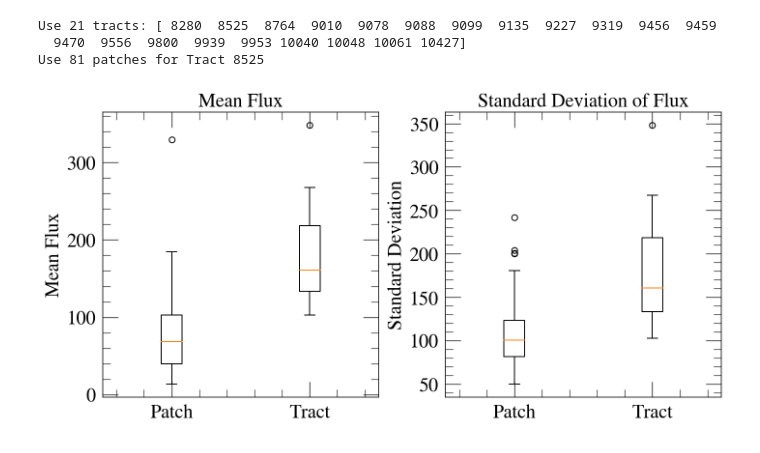
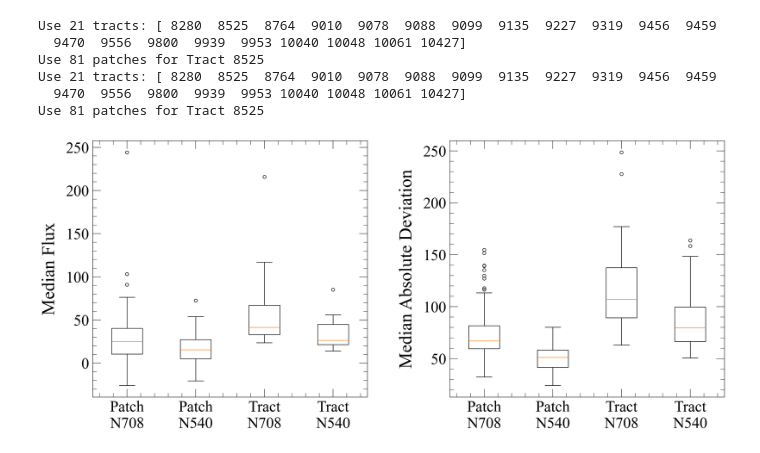
Before and after one commit to MerianSurvey/caterpillar, a Jupyter notebook: survey_paper_figures/plot_skyobj_check_XLin.ipynb, the cells around one changed output. Drawn from its saved outputs; the diff is of its cells as text; code cells hidden in the pictures.

```diff
--- a/survey_paper_figures/plot_skyobj_check_XLin.ipynb
+++ b/survey_paper_figures/plot_skyobj_check_XLin.ipynb
@@ -11,14 +11,16 @@ import matplotlib.gridspec as gridspec
 
 plt.style.use('mplstyle')
 
-# Time New Roman font doesn't works in tiger, so I use STIXGeneral
-plt.rcParams['font.family'] = 'STIXGeneral'
-plt.rcParams['xtick.labelsize'] = 20
-plt.rcParams['ytick.labelsize'] = 20
+# # Time New Roman font doesn't works in tiger, so I use STIXGeneral
+# plt.rcParams['font.family'] = 'STIXGeneral'
+# plt.rcParams['xtick.labelsize'] = 20
+# plt.rcParams['ytick.labelsize'] = 20
 
 
 # retina
 %config InlineBackend.figure_format = 'retina'
+
+datadir = '../dr1_qa/sky/'
 # %%
 # tract statistics
 tract_stat_tbls = ['tract_stat_N540_gaap1p0Flux.ecsv',
@@ -32,35 +34,46 @@ patch_stat_tbls = ['patch_stat_8525_N540_gaap1p0Flux.ecsv',
                    'patch_stat_8525_N708_gaap1p5Flux.ecsv',]
 
 
-### Example
-tract_stat = Table.read('../dr1_qa/sky/tract_stat_N708_gaap1p5Flux.ecsv', format='ascii.ecsv')
-patch_stat = Table.read('../dr1_qa/sky/patch_stat_8525_N708_gaap1p5Flux.ecsv', format='ascii.ecsv')
+### N708
+tract_stat_n708 = Table.read(datadir + 'tract_stat_N708_gaap1p0Flux.ecsv', format='ascii.ecsv')
+patch_stat_n708 = Table.read(datadir + 'patch_stat_8525_N708_gaap1p0Flux.ecsv', format='ascii.ecsv')
 
 print('Use %d tracts: %s' % (len(tract_stat), tract_stat['tract'].data))
 print('Use %d patches for Tract %d' % (len(patch_stat), patch_stat.meta['tract']))
+
+# N540
+tract_stat_n540 = Table.read(datadir + 'tract_stat_N540_gaap1p0Flux.ecsv', format='ascii.ecsv')
+patch_stat_n540 = Table.read(datadir + 'patch_stat_8525_N540_gaap1p0Flux.ecsv', format='ascii.ecsv')
+
+print('Use %d tracts: %s' % (len(tract_stat), tract_stat['tract'].data))
+print('Use %d patches for Tract %d' % (len(patch_stat), patch_stat.meta['tract']))
 # %% [output]
 Use 21 tracts: [ 8280  8525  8764  9010  9078  9088  9099  9135  9227  9319  9456  9459
   9470  9556  9800  9939  9953 10040 10048 10061 10427]
 Use 81 patches for Tract 8525
+Use 21 tracts: [ 8280  8525  8764  9010  9078  9088  9099  9135  9227  9319  9456  9459
+  9470  9556  9800  9939  9953 10040 10048 10061 10427]
+Use 81 patches for Tract 8525
-# %%
-# Create boxplots
-plt.figure(figsize=(10, 5))
-
-
-
-# Mean Flux Boxplot
-plt.subplot(1, 2, 1)
-plt.boxplot([patch_stat['median'], tract_stat['std']], labels=['Patch', 'Tract'], showfliers=True)
-plt.title('Mean Flux', fontsize=20)
-plt.ylabel('Mean Flux', fontsize=20)
-
-# Standard Deviation Boxplot
-plt.subplot(1, 2, 2)
-plt.boxplot([patch_stat['std'], tract_stat['std']], labels=['Patch', 'Tract'], showfliers=True)
-plt.title('Standard Deviation of Flux', fontsize=20)
-plt.ylabel('Standard Deviation', fontsize=20)
-
-plt.tight_layout()
-plt.savefig('figures/skyobj_flux_stat.png', dpi=300, bbox_inches='tight')
-# %% [output]
-[figure, removed]
+# %%
+# Create boxplots
+fig = plt.figure(figsize=(22,9))
+
+colors = ['#d73027', '#1a9850', '#d73027', '#1a9850']
+
+# Mean Flux Boxplot
+ax_flux = plt.subplot(1, 2, 1)
+bplot1 = ax_flux.boxplot([patch_stat_n708['median'], patch_stat_n540['median'], tract_stat_n708['median'], tract_stat_n540['median']],
+                labels=['Patch\nN708', 'Patch\nN540', 'Tract\nN708', 'Tract\nN540'], showfliers=True)
+ax_flux.set_ylabel('Median Flux', labelpad=15)
+# patch_artist = True
+
+# Standard Deviation Boxplot
+ax_sd = plt.subplot(1, 2, 2)
+ax_sd.boxplot([patch_stat_n708['std'], patch_stat_n540['std'], tract_stat_n708['std'], tract_stat_n540['std']],
+              labels=['Patch\nN708', 'Patch\nN540', 'Tract\nN708', 'Tract\nN540'], showfliers=True)
+
+bplot2 = ax_sd.set_ylabel('Median Absolute Deviation', labelpad=15)
+
+plt.subplots_adjust(wspace=0.3)
+# %% [output]
+[figure, added]
```
Also changed, not shown: parts of 1 cell of this notebook, 2 other files.
